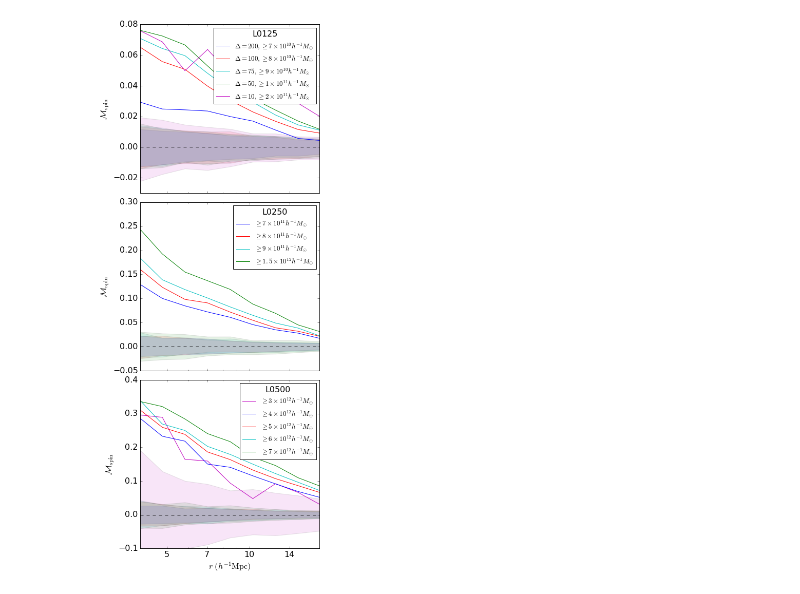
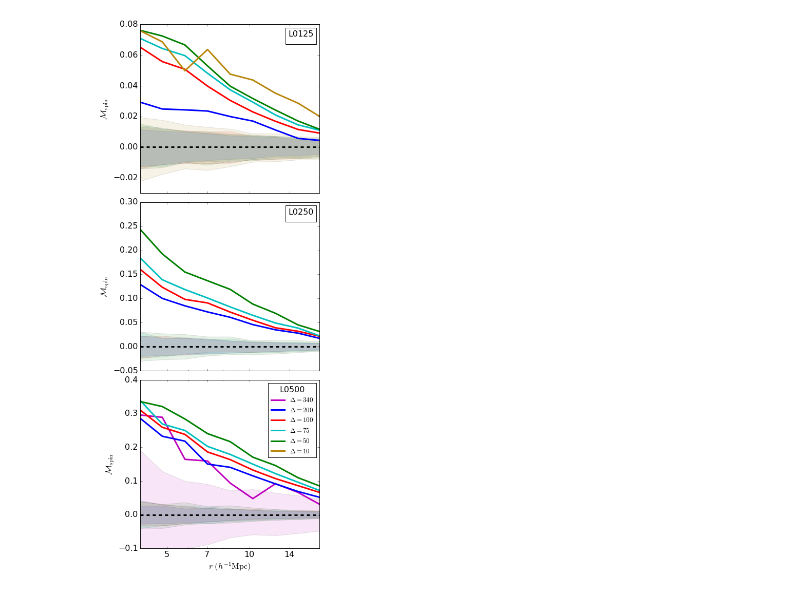
Before and after one commit to villarrealas/haloenviron-pipeline, a Jupyter notebook: PlotMaker.ipynb, the cells around one changed output. Cells and saved outputs as stored; diff of their text form; code cells hidden in the pictures.

Commit message:
added new pipeline plots

```diff
--- a/PlotMaker.ipynb
+++ b/PlotMaker.ipynb
@@ -5,7 +5,7 @@ import matplotlib
 import matplotlib.pyplot as plt
 import scipy.stats as stats
 # %%
-fmttag = 'png'
+fmttag = 'pdf'
 
 l0500_d340= np.loadtxt('l0500_m3e12_d340b_nolog.dat')
 l0500_d200= np.loadtxt('l0500_m4e12_d200b_nolog.dat')
@@ -581,19 +594,19 @@ ax1.fill_between(l0125_d200[:,0], l0125_d200[:,25], l0125_d200[:,26], facecolor=
 ax1.fill_between(l0125_d100[:,0], l0125_d100[:,25], l0125_d100[:,26], facecolor='r', edgecolor='k', alpha=0.1)
 ax1.fill_between(l0125_d75[:,0], l0125_d75[:,25], l0125_d75[:,26], facecolor='c', edgecolor='k', alpha=0.1)
 ax1.fill_between(l0125_d50[:,0], l0125_d50[:,25], l0125_d50[:,26], facecolor='g', edgecolor='k', alpha=0.1)
-ax1.fill_between(l0125_d10[:,0], l0125_d10[:,25], l0125_d10[:,26], facecolor='m', edgecolor='k', alpha=0.1)
+ax1.fill_between(l0125_d10[:,0], l0125_d10[:,25], l0125_d10[:,26], facecolor='darkgoldenrod', edgecolor='k', alpha=0.1)
 
-ax1.semilogx(l0125_d200[:,0], l0125_d200[:,24], 'b-',
-             label=r'$\Delta = 200, \geq 7 \times 10^{10}h^{-1}M_{\odot}$')
-ax1.plot(l0125_d100[:,0], l0125_d100[:,24], 'r-',
-             label=r'$\Delta = 100, \geq 8 \times 10^{10}h^{-1}M_{\odot}$')
-ax1.plot(l0125_d75[:,0], l0125_d75[:,24], 'c-',
-             label=r'$\Delta = 75, \geq 9 \times 10^{10}h^{-1}M_{\odot}$')
-ax1.plot(l0125_d50[:,0], l0125_d50[:,24], 'g-',
-             label=r'$\Delta = 50, \geq 1 \times 10^{11}h^{-1}M_{\odot}$')
-ax1.plot(l0125_d10[:,0], l0125_d10[:,24], 'm-',
-             label=r'$\Delta = 10, \geq 2 \times 10^{11}h^{-1}M_{\odot}$')
-ax1.legend(loc='upper right', numpoints=1, title='L0125', prop={'size': 13})
+ax1.semilogx(l0125_d200[:,0], l0125_d200[:,24], 'b-')
+#             label=r'$\Delta = 200, \geq 7 \times 10^{10}h^{-1}M_{\odot}$')
+ax1.plot(l0125_d100[:,0], l0125_d100[:,24], 'r-')
+#             label=r'$\Delta = 100, \geq 8 \times 10^{10}h^{-1}M_{\odot}$')
+ax1.plot(l0125_d75[:,0], l0125_d75[:,24], 'c-')
+#             label=r'$\Delta = 75, \geq 9 \times 10^{10}h^{-1}M_{\odot}$')
+ax1.plot(l0125_d50[:,0], l0125_d50[:,24], 'g-')
+#             label=r'$\Delta = 50, \geq 1 \times 10^{11}h^{-1}M_{\odot}$')
+ax1.plot(l0125_d10[:,0], l0125_d10[:,24], color='darkgoldenrod', linestyle='-')
+#             label=r'$\Delta = 10, \geq 2 \times 10^{11}h^{-1}M_{\odot}$')
+ax1.legend(handles=[],loc='upper right', numpoints=1, title='L0125', prop={'size': 13})
 ax1.set_xlim(4,18)
 ax1.set_xticks([5, 7, 10, 14])
 ax1.set_ylim(-0.03,0.08)
@@ -608,53 +621,55 @@ ax2.fill_between(l0250_d100[:,0], l0250_d100[:,25], l0250_d100[:,26], facecolor=
 ax2.fill_between(l0250_d75[:,0], l0250_d75[:,25], l0250_d75[:,26], facecolor='c', edgecolor='k', alpha=0.1)
 ax2.fill_between(l0250_d50[:,0], l0250_d50[:,25], l0250_d50[:,26], facecolor='g', edgecolor='k', alpha=0.1)
 
-ax2.semilogx(l0250_d200[:,0], l0250_d200[:,24], 'b-',
-             label=r'$\geq 7 \times 10^{11}h^{-1}M_{\odot}$')
-ax2.plot(l0250_d100[:,0], l0250_d100[:,24], 'r-',
-             label=r'$\geq 8 \times 10^{11}h^{-1}M_{\odot}$')
-ax2.plot(l0250_d75[:,0], l0250_d75[:,24], 'c-',
-             label=r'$\geq 9 \times 10^{11}h^{-1}M_{\odot}$')
-ax2.plot(l0250_d50[:,0], l0250_d50[:,24], 'g-',
-             label=r'$\geq 1.5 \times 10^{12}h^{-1}M_{\odot}$')
-ax2.legend(loc='upper right', numpoints=1, title='L0250', prop={'size': 13})
+ax2.semilogx(l0250_d200[:,0], l0250_d200[:,24], 'b-')
+#             label=r'$\geq 7 \times 10^{11}h^{-1}M_{\odot}$')
+ax2.plot(l0250_d100[:,0], l0250_d100[:,24], 'r-')
+#             label=r'$\geq 8 \times 10^{11}h^{-1}M_{\odot}$')
+ax2.plot(l0250_d75[:,0], l0250_d75[:,24], 'c-')
+#             label=r'$\geq 9 \times 10^{11}h^{-1}M_{\odot}$')
+ax2.plot(l0250_d50[:,0], l0250_d50[:,24], 'g-')
+#             label=r'$\geq 1.5 \times 10^{12}h^{-1}M_{\odot}$')
+ax2.legend(handles=[], loc='upper right', numpoints=1, title='L0250', prop={'size': 13})
 ax2.set_xlim(4,18)
 ax2.set_xticks([5, 7, 10, 14])
 #ax2.set_ylim(-0.02,0.02)
 #ax2.set_xlabel(r'$r \ (h^{-1} \mathrm{Mpc})$')
 ax2.set_ylabel(r'$\mathcal{M}_{\mathrm{spin}}$')
 ax2.set_xticklabels([])
 
 ax3.axhline(y=0, color='k', linestyle='--')
 ax3.fill_between(l0500_d340[:,0], l0500_d340[:,25], l0500_d340[:,26], facecolor='m', edgecolor='k', alpha=0.1)
 ax3.fill_between(l0500_d200[:,0], l0500_d200[:,25], l0500_d200[:,26], facecolor='b', edgecolor='k', alpha=0.1)
 ax3.fill_between(l0500_d100[:,0], l0500_d100[:,25], l0500_d100[:,26], facecolor='r', edgecolor='k', alpha=0.1)
 ax3.fill_between(l0500_d75[:,0], l0500_d75[:,25], l0500_d75[:,26], facecolor='c', edgecolor='k', alpha=0.1)
 ax3.fill_between(l0500_d50[:,0], l0500_d50[:,25], l0500_d50[:,26], facecolor='g', edgecolor='k', alpha=0.1)
 
 ax3.semilogx(l0500_d340[:,0], l0500_d340[:,24], 'm-',
-             label=r'$\geq 3 \times 10^{12}h^{-1}M_{\odot}$')
+             label=r'$\Delta=340$')
 ax3.plot(l0500_d200[:,0], l0500_d200[:,24], 'b-',
-             label=r'$\geq 4 \times 10^{12}h^{-1}M_{\odot}$')
+             label=r'$\Delta=200$')
 ax3.plot(l0500_d100[:,0], l0500_d100[:,24], 'r-',
-             label=r'$\geq 5 \times 10^{12}h^{-1}M_{\odot}$')
+             label=r'$\Delta=100$')
 ax3.plot(l0500_d75[:,0], l0500_d75[:,24], 'c-',
-             label=r'$\geq 6 \times 10^{12}h^{-1}M_{\odot}$')
+             label=r'$\Delta=75$')
 ax3.plot(l0500_d50[:,0], l0500_d50[:,24], 'g-',
-             label=r'$\geq 7 \times 10^{12}h^{-1}M_{\odot}$')
+             label=r'$\Delta=50$')
+ax3.plot(l0500_d50[0,0], l0500_d50[0,24], color='darkgoldenrod',
+         label=r'$\Delta=10$')
 ax3.legend(loc='upper right', numpoints=1, title='L0500', prop={'size': 13})
 #ax2.set_ylim(-0.02,0.02)
 ax3.set_xlabel(r'$r \ (h^{-1} \mathrm{Mpc})$')
 ax3.set_ylabel(r'$\mathcal{M}_{\mathrm{spin}}$')
 ax3.set_xlim(4,18)
 ax3.set_ylim(-0.1,0.4)
 ax3.set_xticks([5, 7, 10, 14])
 ax3.set_xticklabels(['5', '7', '10', '14'])
 
 fig.tight_layout(pad=0.1)
 plt.savefig('./FIGS/all_mcf_spin.'+fmttag)
 #plt.close(fig)
 # %% [output]
-[figure, old version]
+[figure, new version]
 # %%
 font = {'family' : 'normal',
         'weight' : 'normal',
```
Also changed, not shown: parts of 7 cells of this notebook, 1 other file.
